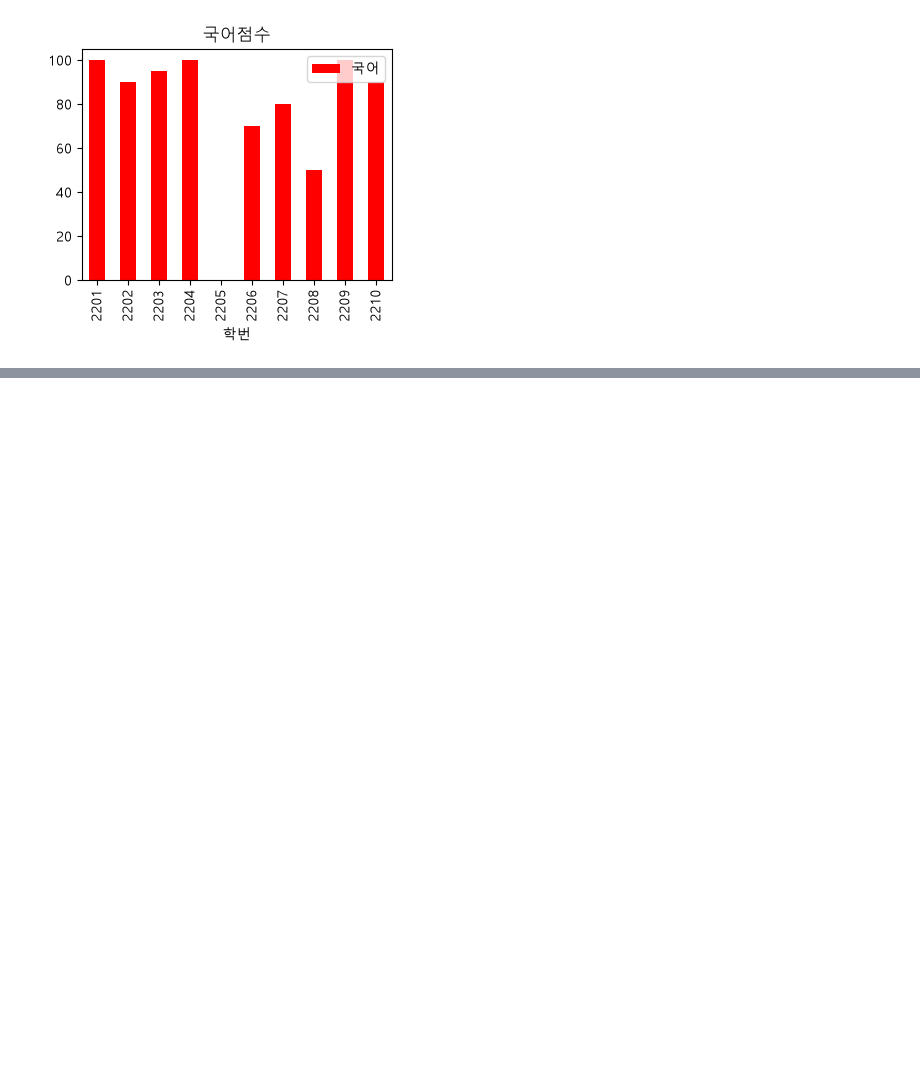
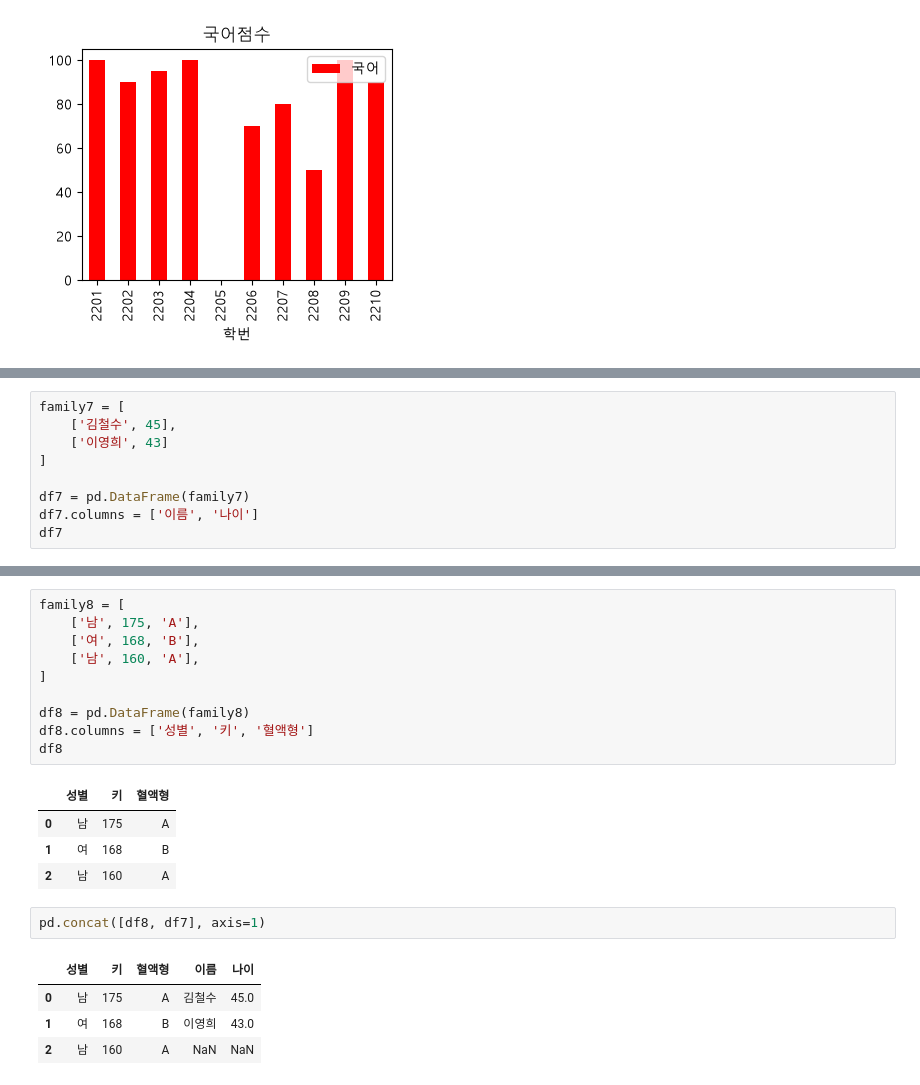
Before and after one commit to ChoongyeolKim/20260616, a Jupyter notebook: src/pandas-exercise.ipynb, the cells around one changed output, grey strips where cells are left out. Drawn from its saved outputs; the diff is of its cells as text; blank space fills up the shorter version.

```diff
--- a/src/pandas-exercise.ipynb
+++ b/src/pandas-exercise.ipynb
@@ -636,0 +731,9 @@ pass
+# %%
+family7 = [
+    ['김철수', 45],
+    ['이영희', 43]
+]
+
+df7 = pd.DataFrame(family7)
+df7.columns = ['이름', '나이']
+df7
@@ -636,0 +750,22 @@ pass
+# %%
+family8 = [
+    ['남', 175, 'A'],
+    ['여', 168, 'B'],
+    ['남', 160, 'A'],
+]
+
+df8 = pd.DataFrame(family8)
+df8.columns = ['성별', '키', '혈액형']
+df8
+# %% [output]
+|  | 성별 | 키 | 혈액형 |
+| 0 | 남 | 175 | A |
+| 1 | 여 | 168 | B |
+| 2 | 남 | 160 | A |
+# %%
+pd.concat([df8, df7], axis=1)
+# %% [output]
+|  | 성별 | 키 | 혈액형 | 이름 | 나이 |
+| 0 | 남 | 175 | A | 김철수 | 45.0 |
+| 1 | 여 | 168 | B | 이영희 | 43.0 |
+| 2 | 남 | 160 | A | NaN | NaN |
```
Also changed, not shown: parts of 10 cells of this notebook.
